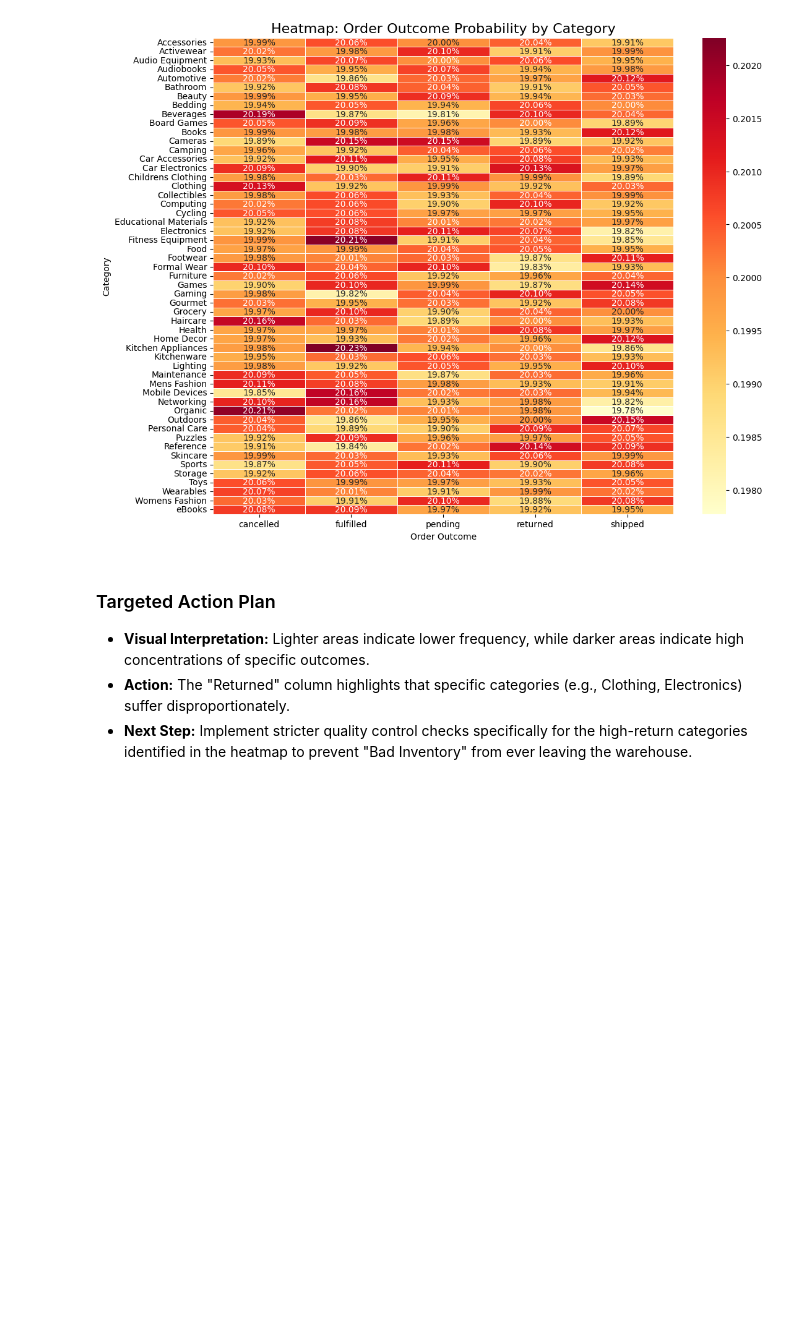
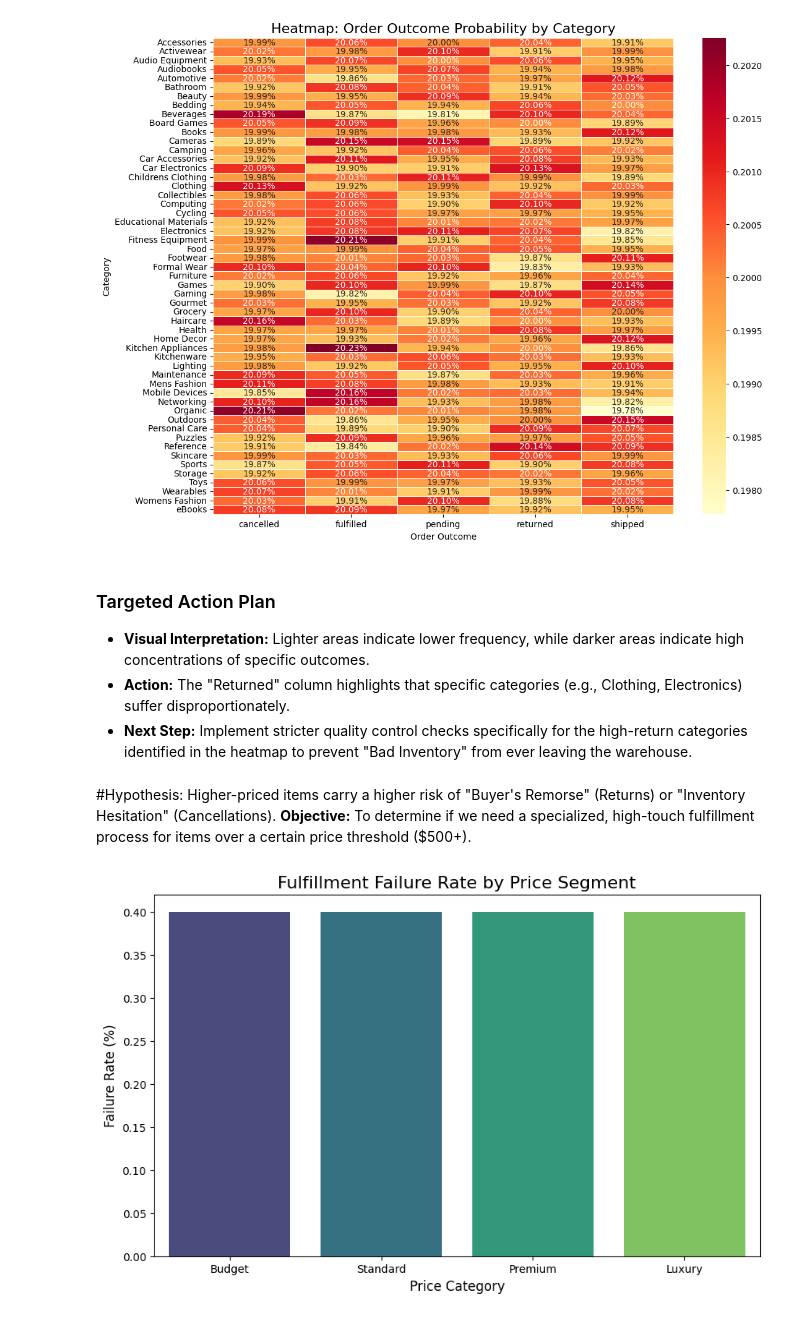
Before and after one commit to rishavvashisht823/Amazon, a Jupyter notebook: chapter_appendix-tools-for-deep-learning/jupyter.ipynb, the cells around one changed output. Drawn from its saved outputs; the diff is of its cells as text; code cells hidden in the pictures; blank space fills up the shorter version.

```diff
--- a/chapter_appendix-tools-for-deep-learning/jupyter.ipynb
+++ b/chapter_appendix-tools-for-deep-learning/jupyter.ipynb
@@ -675,3 +675,25 @@ plt.show()
 * **Visual Interpretation:** Lighter areas indicate lower frequency, while darker areas indicate high concentrations of specific outcomes.
 * **Action:** The "Returned" column highlights that specific categories (e.g., Clothing, Electronics) suffer disproportionately.
 * **Next Step:** Implement stricter quality control checks specifically for the high-return categories identified in the heatmap to prevent "Bad Inventory" from ever leaving the warehouse.
+# %% [markdown]
+#Hypothesis: Higher-priced items carry a higher risk of "Buyer's Remorse" (Returns) or "Inventory Hesitation" (Cancellations).
+**Objective:** To determine if we need a specialized, high-touch fulfillment process for items over a certain price threshold ($500+).
+# %%
+# 1. Create Price Buckets (Low, Medium, High, Premium)
+# We use qcut to divide data into 4 equal-sized buckets based on price
+df_combined['price_category'] = pd.qcut(df_combined['price'], q=4, labels=['Budget', 'Standard', 'Premium', 'Luxury'])
+
+# 2. Calculate Failure Rate per Price Bucket
+price_risk = df_combined.groupby('price_category', observed=False)['status'].value_counts(normalize=True).unstack()
+price_risk['failure_rate'] = price_risk['returned'] + price_risk['cancelled']
+
+# 3. Visualize
+plt.figure(figsize=(10, 6))
+sns.barplot(x=price_risk.index, y=price_risk['failure_rate'], hue=price_risk.index, palette='viridis', legend=False)
+
+plt.title('Fulfillment Failure Rate by Price Segment', fontsize=16)
+plt.ylabel('Failure Rate (%)', fontsize=12)
+plt.xlabel('Price Category', fontsize=12)
+plt.show()
+# %% [output]
+[figure, added]
```
Also changed, not shown: parts of 10 cells of this notebook.
